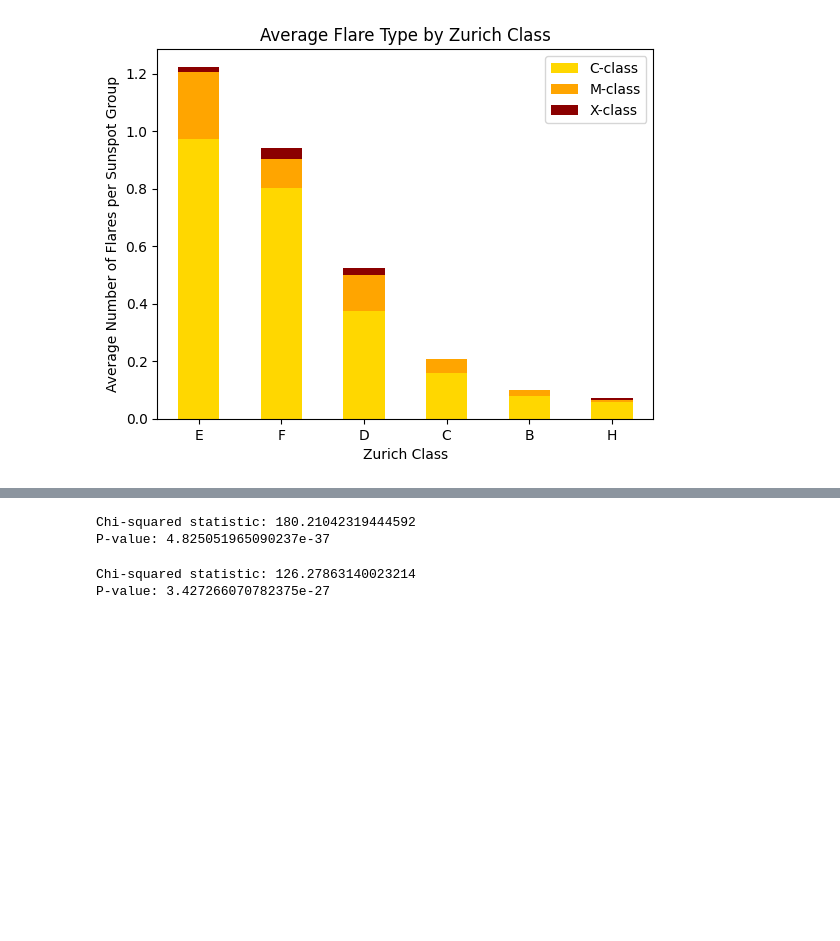
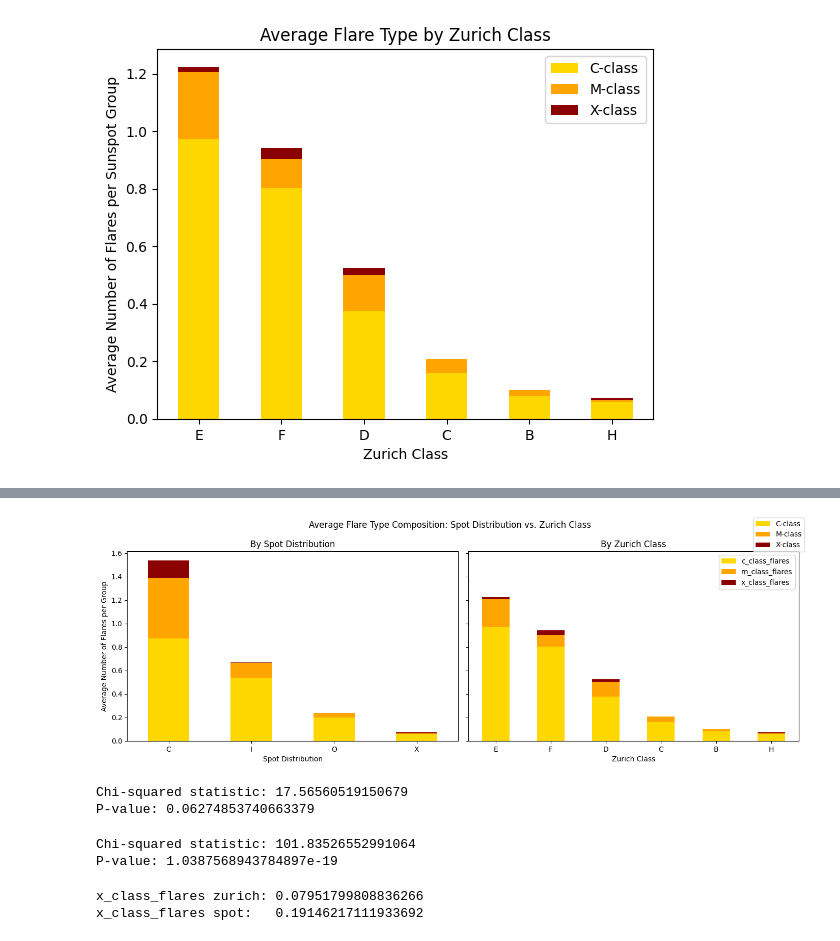
Before and after one commit to jayden-p-wu/dsrp, a Jupyter notebook: main.ipynb, the cells around one changed output, grey strips where cells are left out. Drawn from its saved outputs; the diff is of its cells as text; code cells hidden in the pictures; blank space fills up the shorter version.

```diff
--- a/main.ipynb
+++ b/main.ipynb
@@ -150,0 +151,28 @@ plt.show()
+# %%
+fig, axes = plt.subplots(1, 2, figsize=(14, 5), sharey=True)
+
+colors = ["gold", "orange", "darkred"]
+
+comp_dist = df.groupby("spot_distribution")[["c_class_flares", "m_class_flares", "x_class_flares"]].mean()
+comp_dist = comp_dist.loc[comp_dist.sum(axis=1).sort_values(ascending=False).index]
+
+comp_zurich = df.groupby("zurich_class")[["c_class_flares", "m_class_flares", "x_class_flares"]].mean()
+comp_zurich = comp_zurich.loc[comp_zurich.sum(axis=1).sort_values(ascending=False).index]
+
+comp_dist.plot(kind="bar", stacked=True, ax=axes[0], color=colors, legend=False)
+axes[0].set_title("By Spot Distribution")
+axes[0].set_ylabel("Average Number of Flares per Group")
+axes[0].set_xlabel("Spot Distribution")
+axes[0].tick_params(axis='x', rotation=0)
+
+comp_zurich.plot(kind="bar", stacked=True, ax=axes[1], color=colors, legend=False)
+axes[1].set_title("By Zurich Class")
+axes[1].set_xlabel("Zurich Class")
+axes[1].tick_params(axis='x', rotation=0)
+
+fig.legend(["C-class", "M-class", "X-class"])
+fig.suptitle("Average Flare Type Composition: Spot Distribution vs. Zurich Class")
+plt.tight_layout()
+plt.show()
+# %% [output]
+[figure, added]
@@ -151,22 +187,35 @@ plt.show()
 # %%
-# chi squared test: Is there a relationship between zurich class and flares?
-contingency_table = pd.crosstab(df["zurich_class"], df["any_flare"])
+# chi-squared test: Is there a relationship between zurich class and flares?
+contingency_table = pd.crosstab(df["zurich_class"], df[CHI_COMPARISON])
 chi2_stat, p_value, dof, expected = stats.chi2_contingency(contingency_table)
 
 print(f"Chi-squared statistic: {chi2_stat}")
 print(f"P-value: {p_value}") # the p-value is much smaller than 0.05, so reject the null hypothesis
 # %% [output]
-Chi-squared statistic: 180.21042319444592
-P-value: 4.825051965090237e-37
+Chi-squared statistic: 17.56560519150679
+P-value: 0.06274853740663379
 # %%
-# chi squared test: Is there a relationship between spot distribution and severe flares?
-df["severe_flare"] = ((df["m_class_flares"] + df["x_class_flares"]) > 0).astype(int)
-
-contingency_table_2 = pd.crosstab(df["spot_distribution"], df["severe_flare"])
+# chi-squared test: Is there a relationship between spot distribution and flares?
+contingency_table_2 = pd.crosstab(df["spot_distribution"], df[CHI_COMPARISON])
 chi2_stat_2, p_value_2, dof_2, expected_2 = stats.chi2_contingency(contingency_table_2)
 
 print(f"Chi-squared statistic: {chi2_stat_2}")
 print(f"P-value: {p_value_2}") # the p-value is much smaller than 0.05, so reject the null hypothesis
 # %% [output]
-Chi-squared statistic: 126.27863140023214
-P-value: 3.427266070782375e-27
+Chi-squared statistic: 101.83526552991064
+P-value: 1.0387568943784897e-19
+# %%
+# cramer's v to compare
+n = contingency_table.sum().sum()
+strength_zurich = (chi2_stat / (n * (min(contingency_table.shape) - 1))) ** 0.5
+
+n_2 = contingency_table_2.sum().sum()
+strength_spot = (chi2_stat_2 / (n_2 * (min(contingency_table_2.shape) - 1))) ** 0.5
+
+print(f"{CHI_COMPARISON} zurich:", strength_zurich)
+print(f"{CHI_COMPARISON} spot:  ", strength_spot)
+# the spot distribution has a stronger relationship for severe flares,
+# but zurich class has a stronger relationship for any flares
+# %% [output]
+x_class_flares zurich: 0.07951799808836266
+x_class_flares spot:   0.19146217111933692
```
Also changed, not shown: parts of 3 cells of this notebook.
